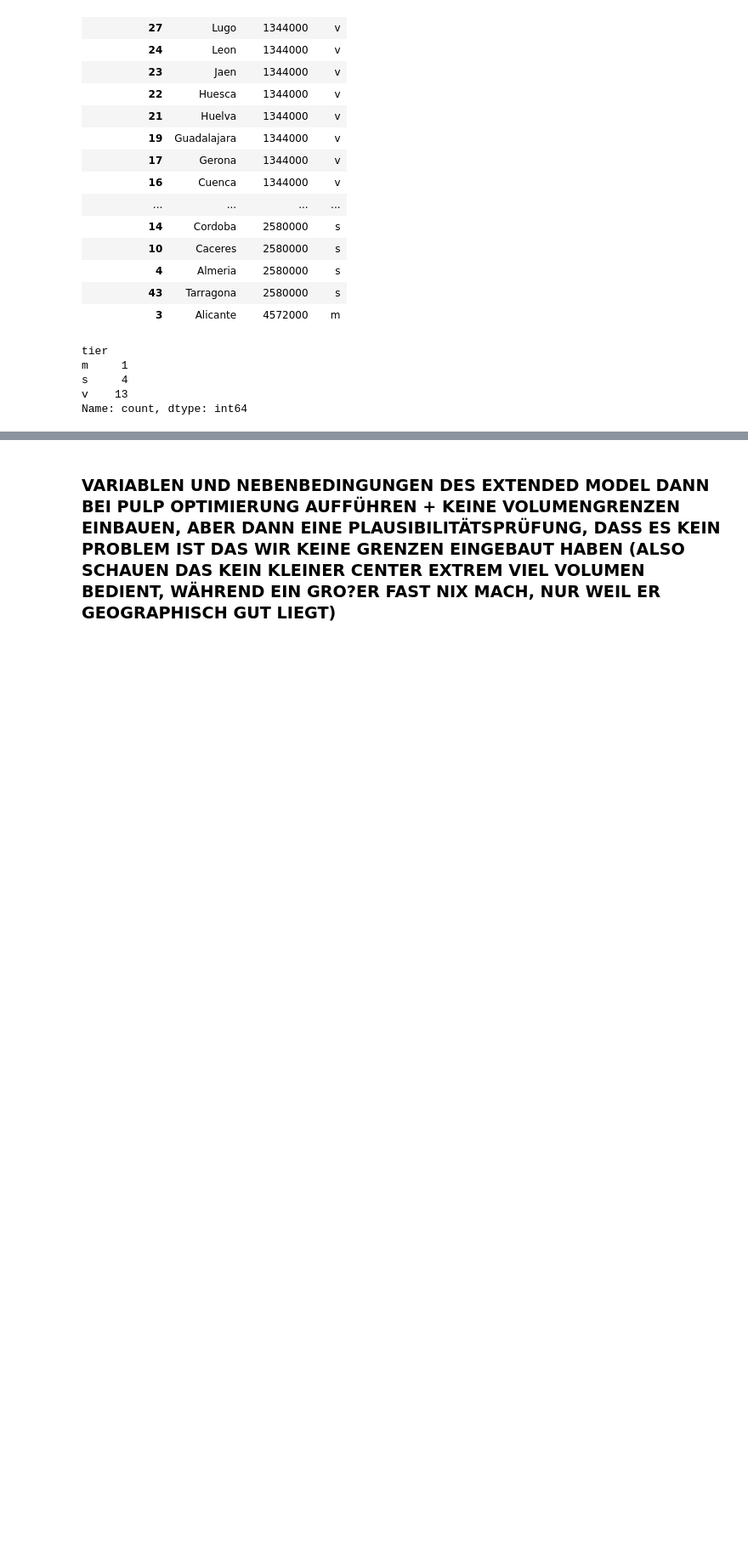
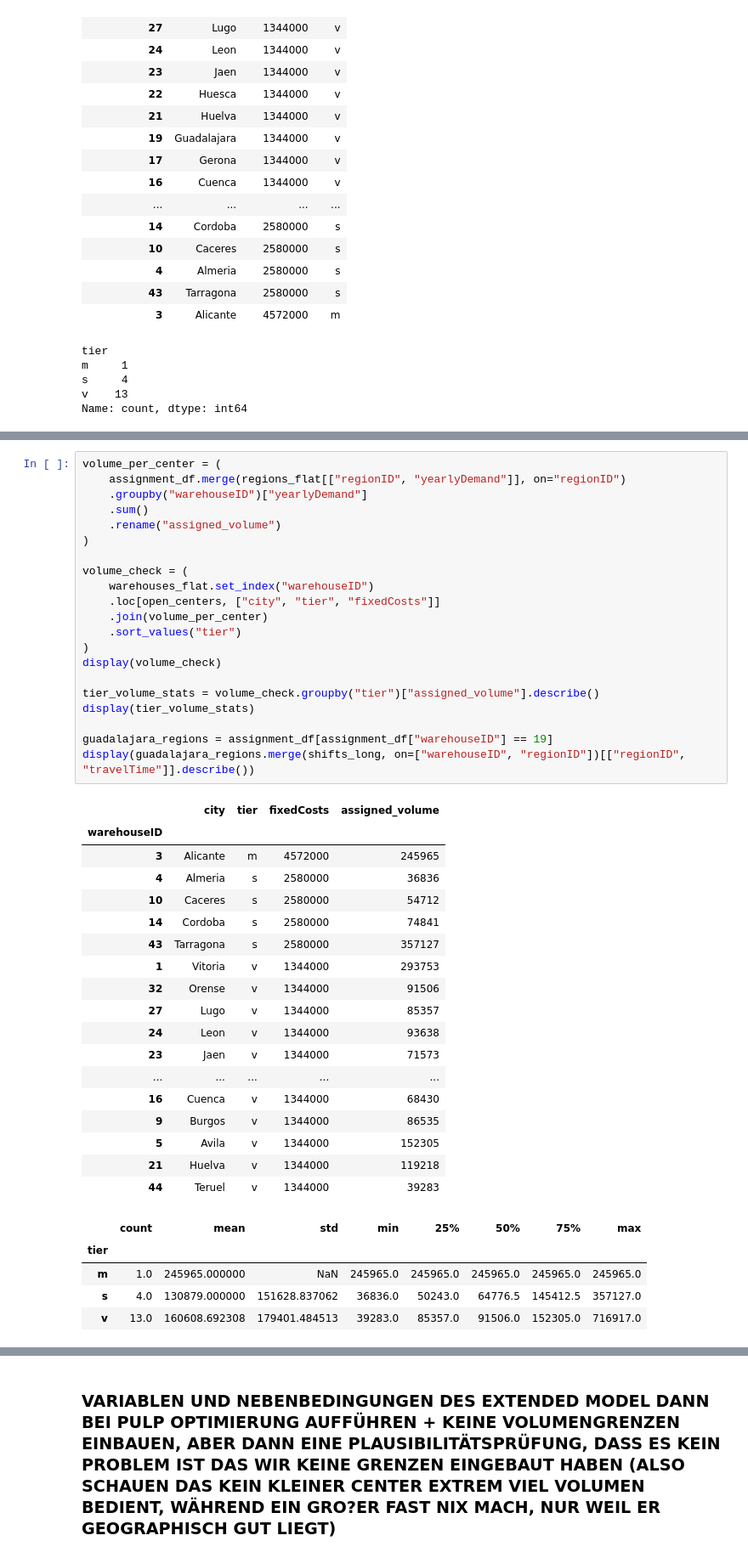
Before and after one commit to TimonLudwig1/case_study_3_d3, a Jupyter notebook: case_study.ipynb, the cells around one changed output, grey strips where cells are left out. Shown at 85% size. Cells and saved outputs as stored; diff of their text form; blank space fills up the shorter version.

```diff
--- a/case_study.ipynb
+++ b/case_study.ipynb
@@ -976,0 +1032,45 @@ This conclusion depends on our economies-of-scale assumption ($\alpha=0.5$). A s
+# %%
+volume_per_center = (
+    assignment_df.merge(regions_flat[["regionID", "yearlyDemand"]], on="regionID")
+    .groupby("warehouseID")["yearlyDemand"]
+    .sum()
+    .rename("assigned_volume")
+)
+
+volume_check = (
+    warehouses_flat.set_index("warehouseID")
+    .loc[open_centers, ["city", "tier", "fixedCosts"]]
+    .join(volume_per_center)
+    .sort_values("tier")
+)
+display(volume_check)
+
+tier_volume_stats = volume_check.groupby("tier")["assigned_volume"].describe()
+display(tier_volume_stats)
+
+guadalajara_regions = assignment_df[assignment_df["warehouseID"] == 19]
+display(guadalajara_regions.merge(shifts_long, on=["warehouseID", "regionID"])[["regionID", "travelTime"]].describe())
+# %% [output]
+|  | city | tier | fixedCosts | assigned_volume |
+| warehouseID |  |  |  |  |
+| 3 | Alicante | m | 4572000 | 245965 |
+| 4 | Almeria | s | 2580000 | 36836 |
+| 10 | Caceres | s | 2580000 | 54712 |
+| 14 | Cordoba | s | 2580000 | 74841 |
+| 43 | Tarragona | s | 2580000 | 357127 |
+| 1 | Vitoria | v | 1344000 | 293753 |
+| 32 | Orense | v | 1344000 | 91506 |
+| 27 | Lugo | v | 1344000 | 85357 |
+| 24 | Leon | v | 1344000 | 93638 |
+| 23 | Jaen | v | 1344000 | 71573 |
+| ... | ... | ... | ... | ... |
+| 16 | Cuenca | v | 1344000 | 68430 |
+| 9 | Burgos | v | 1344000 | 86535 |
+| 5 | Avila | v | 1344000 | 152305 |
+| 21 | Huelva | v | 1344000 | 119218 |
+| 44 | Teruel | v | 1344000 | 39283 |
+|  | count | mean | std | min | 25% | 50% | 75% | max |
+| tier |  |  |  |  |  |  |  |  |
+| m | 1.0 | 245965.000000 | NaN | 245965.0 | 245965.0 | 245965.0 | 245965.0 | 245965.0 |
+| s | 4.0 | 130879.000000 | 151628.837062 | 36836.0 | 50243.0 | 64776.5 | 145412.5 | 357127.0 |
+| v | 13.0 | 160608.692308 | 179401.484513 | 39283.0 | 85357.0 | 91506.0 | 152305.0 | 716917.0 |
```
Also changed, not shown: parts of 19 cells of this notebook.
